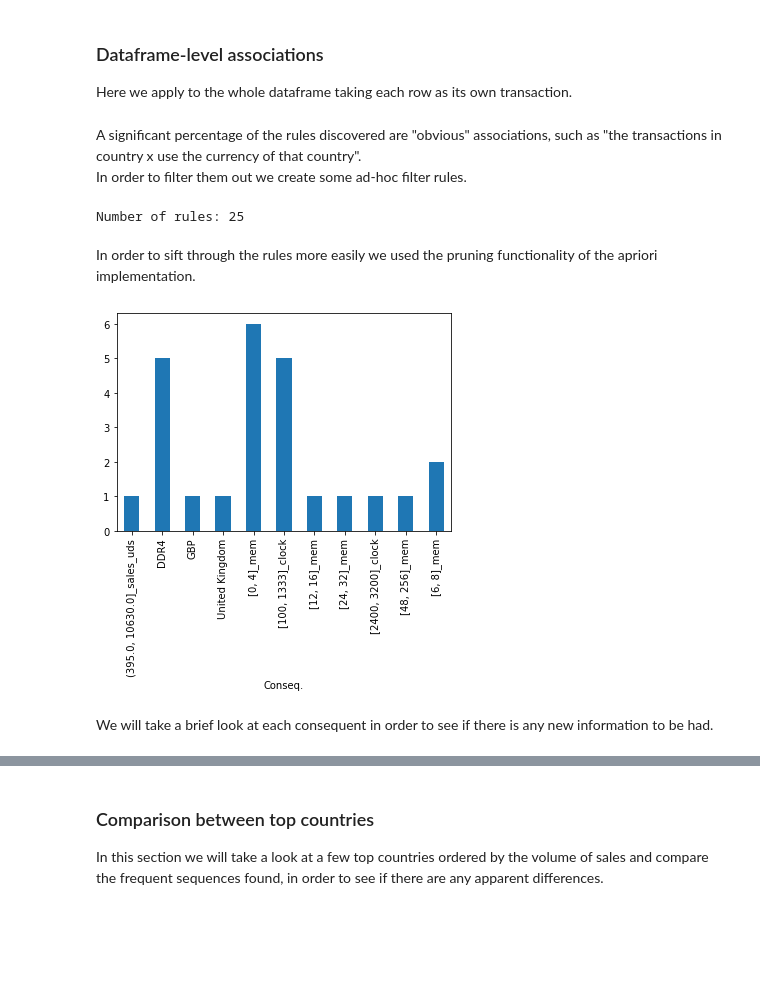
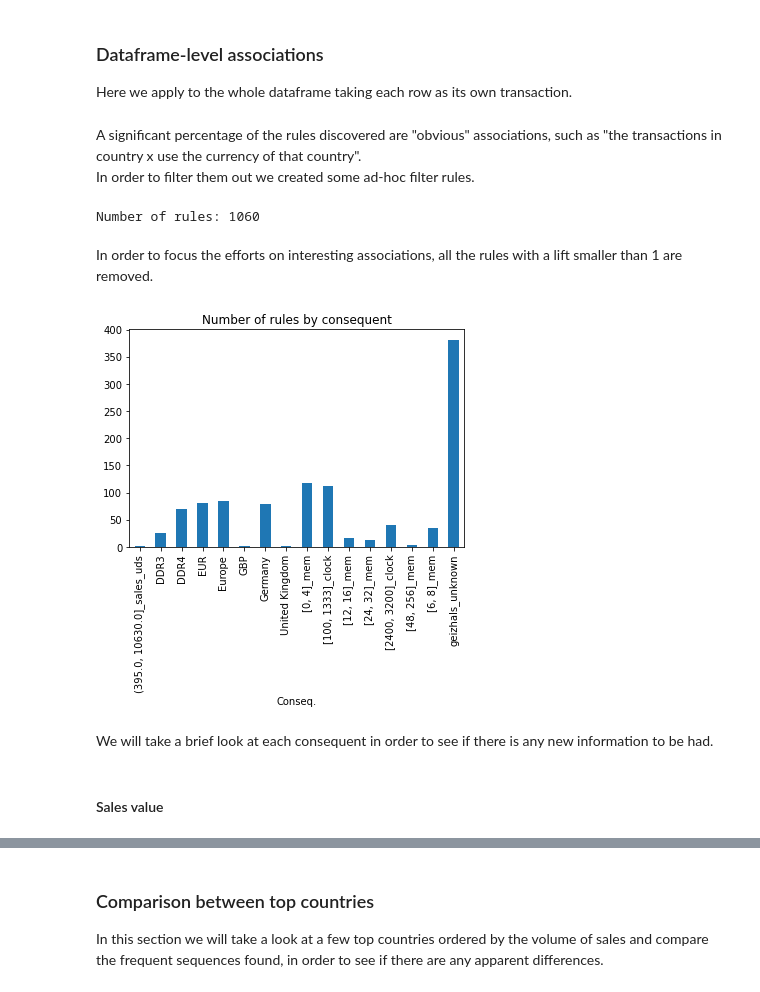
Before and after one commit to adettori/Data-Mining-DM-2020-project, a Jupyter notebook: DM_14_TASK4/dm2020-2-task4.ipynb, the cells around one changed output, grey strips where cells are left out. Drawn from its saved outputs; the diff is of its cells as text; code cells hidden in the pictures; blank space fills up the shorter version.

```diff
--- a/DM_14_TASK4/dm2020-2-task4.ipynb
+++ b/DM_14_TASK4/dm2020-2-task4.ipynb
@@ -347,28 +420,33 @@ def filter_brand_ram_name(prems, conseq):
 # %% [markdown]
 A significant percentage of the rules discovered are "obvious" associations, such as "the transactions in country x use the currency of that country".
-In order to filter them out we create some ad-hoc filter rules.
+In order to filter them out we created some ad-hoc filter rules.
-# %%
-filters = [filter_country_continent_curr, filter_brand_ram_name]
-
-baskets_whole_df = df_sales_proc.drop(["time_code"], axis=1) #Remove time-related features
-baskets_whole = baskets_whole_df.values.tolist()
-
-#Keep only entries with Lift >=2
-rules_whole = fim_apriori(baskets_whole, supp=5, zmin=2, target='r', conf=60, report='ascl', eval="l", thresh=200, prune=1)
-
-rules_whole_df = pd.DataFrame(rules_whole, columns=report_cols).sort_values(["Lift", "Support (abs)"], ascending=False)
-rules_whole_df_filtered = filter_rules(rules_whole_df, filters)
-
-print('Number of rules:', rules_whole_df_filtered.shape[0])
-# %% [output]
-Number of rules: 25
-# %% [markdown]
-In order to sift through the rules more easily we used the pruning functionality of the apriori implementation.
+# %%
+filters = [filter_country_continent_curr, filter_brand_ram_name]
+
+baskets_whole_df = df_sales_proc.drop(["time_code"], axis=1) #Remove time-related features
+baskets_whole = baskets_whole_df.values.tolist()
+
+#Apply apriori algorithm
+rules_whole = fim_apriori(baskets_whole, supp=5, zmin=2, target='r', conf=60, report='ascl', eval="l", thresh=100)
+
+rules_whole_df = pd.DataFrame(rules_whole, columns=report_cols).sort_values(["Lift", "Support (abs)"], ascending=False)
+rules_whole_df.loc[:, "Prem. size"] = rules_whole_df.apply(lambda x: len(x["Prem."]), axis=1)
+
+#Apply custom filters
+rules_whole_df_filtered = filter_rules(rules_whole_df, filters)
+
+print('Number of rules:', rules_whole_df_filtered.shape[0])
+# %% [output]
+Number of rules: 1060
+# %% [markdown]
+In order to focus the efforts on interesting associations, all the rules with a lift smaller than 1 are removed.
 # %%
-rules_whole_df_filtered.groupby("Conseq.").size().plot(kind="bar")
+rules_whole_df_filtered.groupby("Conseq.").size().plot(kind="bar", title="Number of rules by consequent")
 plt.show()
 # %% [output]
-[figure, old version]
+[figure, new version]
 # %% [markdown]
 We will take a brief look at each consequent in order to see if there is any new information to be had.
+# %% [markdown]
+#### Sales value
 # %%
```
Also changed, not shown: parts of 104 cells of this notebook.
